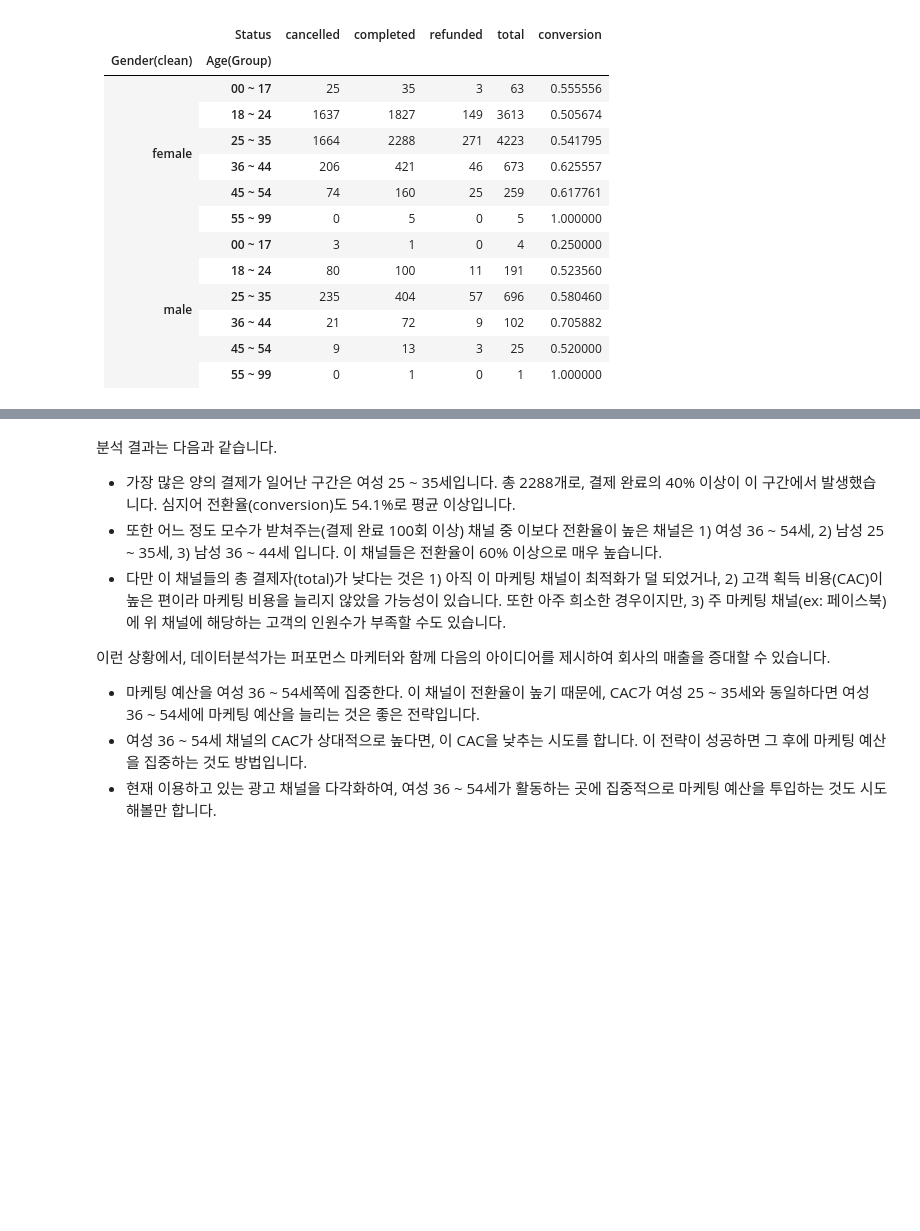
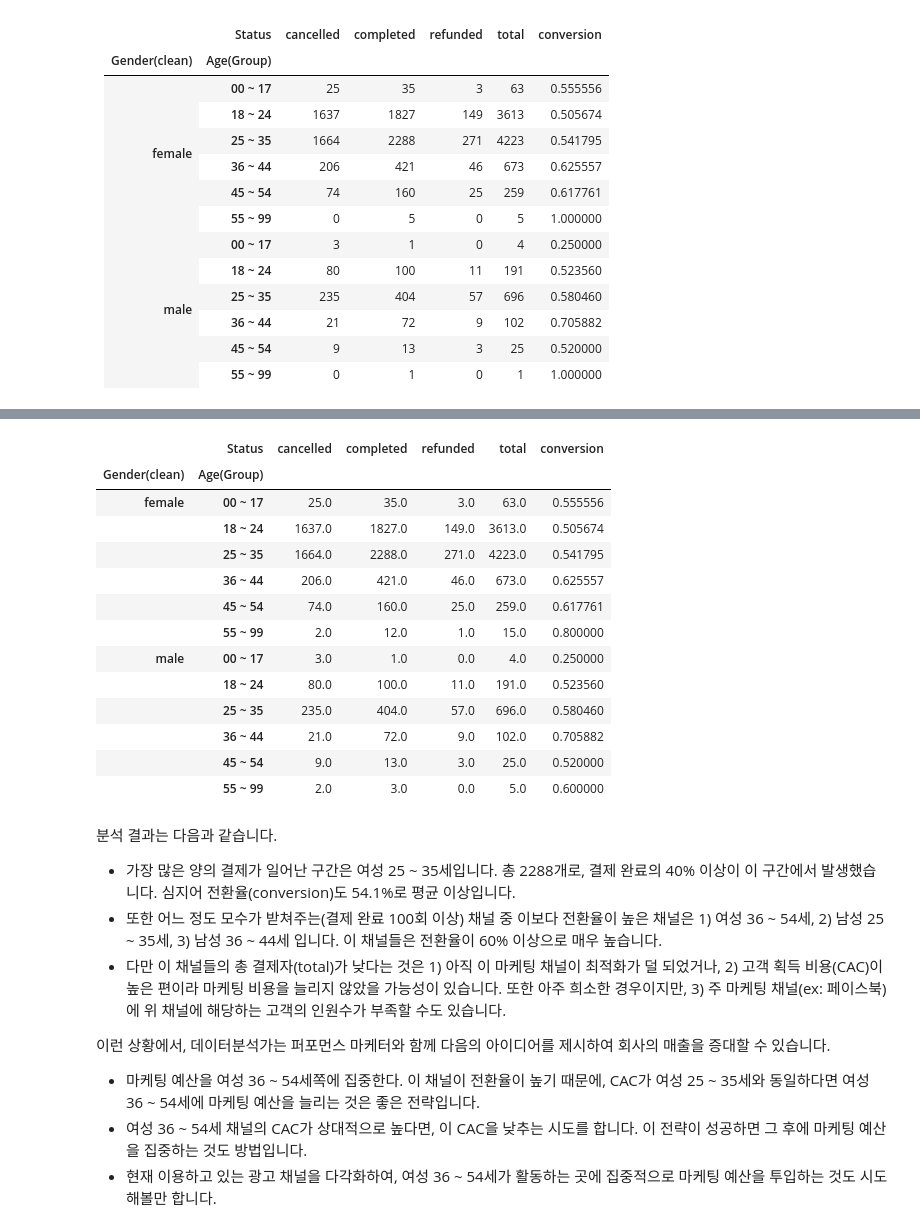
Before and after one commit to ranisop/Data_Analysis, a Jupyter notebook: Level2_noom/rani_noom(assignment).ipynb, the cells around one changed output, grey strips where cells are left out. Cells and saved outputs as stored; diff of their text form; code cells hidden in the pictures; blank space fills up the shorter version.

```diff
--- a/Level2_noom/rani_noom(assignment).ipynb
+++ b/Level2_noom/rani_noom(assignment).ipynb
@@ -1511,0 +1564,4 @@ PS) 주의: 여기서부터는 판다스의 [pivot_table](https://pandas.pydata.
+# %%
+pivot = pd.pivot_table(data_3, index=['Gender(clean)', 'Age(Group)'], columns='Status', values='Price', aggfunc='count')
+# %%
+pivot.fillna(0, inplace=True)
@@ -1511,0 +1585,2 @@ PS) 주의: 여기서부터는 판다스의 [pivot_table](https://pandas.pydata.
+# %%
+pivot['total'] = (pivot.cancelled + pivot.completed + pivot.refunded)
@@ -1512,3 +1604,22 @@ PS) 주의: 여기서부터는 판다스의 [pivot_table](https://pandas.pydata.
+# %%
+pivot['conversion'] = (pivot.completed / pivot.total)
+# %%
+pivot
+# %% [output]
+|  | Status | cancelled | completed | refunded | total | conversion |
+| Gender(clean) | Age(Group) |  |  |  |  |  |
+| female | 00 ~ 17 | 25.0 | 35.0 | 3.0 | 63.0 | 0.555556 |
+|  | 18 ~ 24 | 1637.0 | 1827.0 | 149.0 | 3613.0 | 0.505674 |
+|  | 25 ~ 35 | 1664.0 | 2288.0 | 271.0 | 4223.0 | 0.541795 |
+|  | 36 ~ 44 | 206.0 | 421.0 | 46.0 | 673.0 | 0.625557 |
+|  | 45 ~ 54 | 74.0 | 160.0 | 25.0 | 259.0 | 0.617761 |
+|  | 55 ~ 99 | 2.0 | 12.0 | 1.0 | 15.0 | 0.800000 |
+| male | 00 ~ 17 | 3.0 | 1.0 | 0.0 | 4.0 | 0.250000 |
+|  | 18 ~ 24 | 80.0 | 100.0 | 11.0 | 191.0 | 0.523560 |
+|  | 25 ~ 35 | 235.0 | 404.0 | 57.0 | 696.0 | 0.580460 |
+|  | 36 ~ 44 | 21.0 | 72.0 | 9.0 | 102.0 | 0.705882 |
+|  | 45 ~ 54 | 9.0 | 13.0 | 3.0 | 25.0 | 0.520000 |
+|  | 55 ~ 99 | 2.0 | 3.0 | 0.0 | 5.0 | 0.600000 |
 # %% [markdown]
 분석 결과는 다음과 같습니다.
 
```
Also changed, not shown: parts of 40 cells of this notebook.
